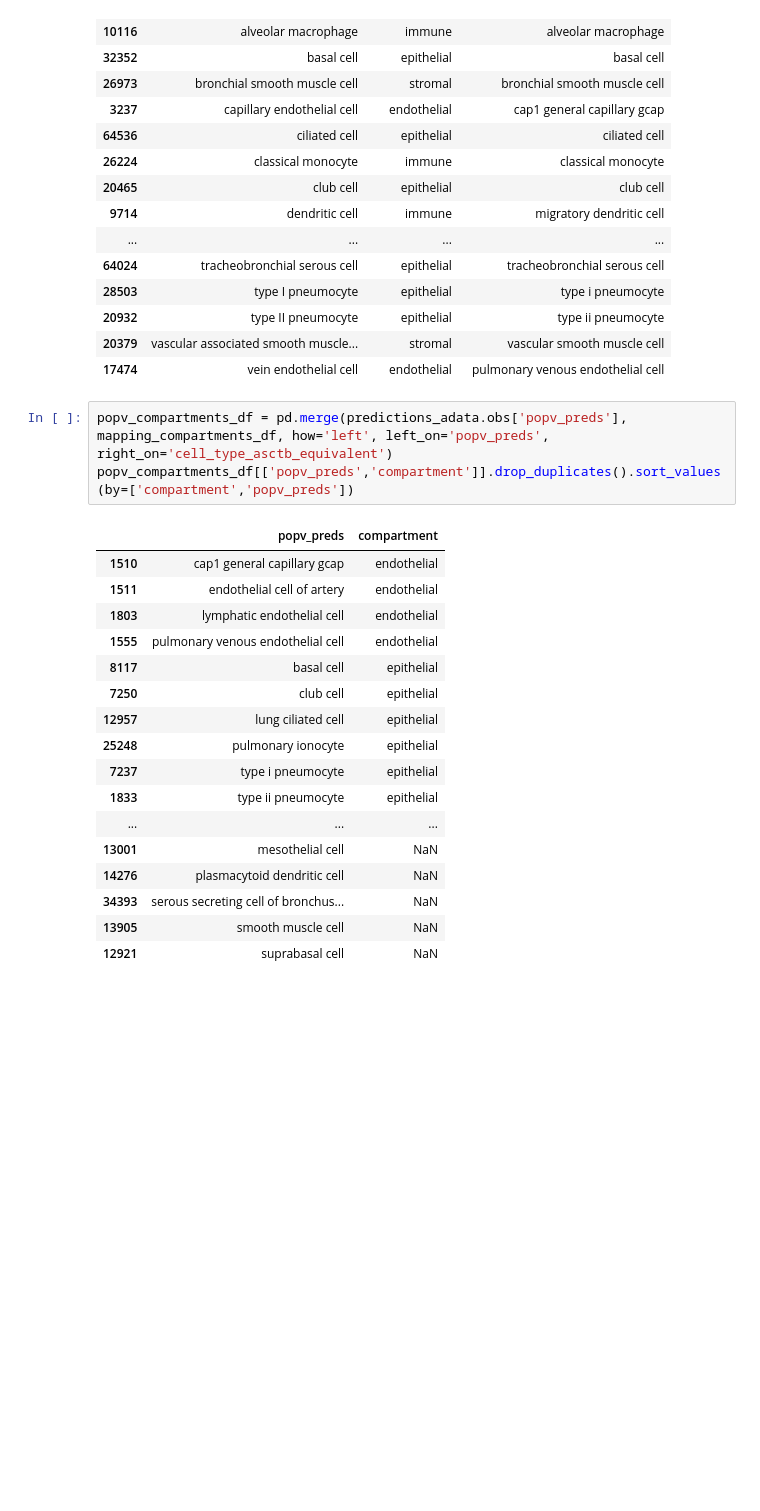
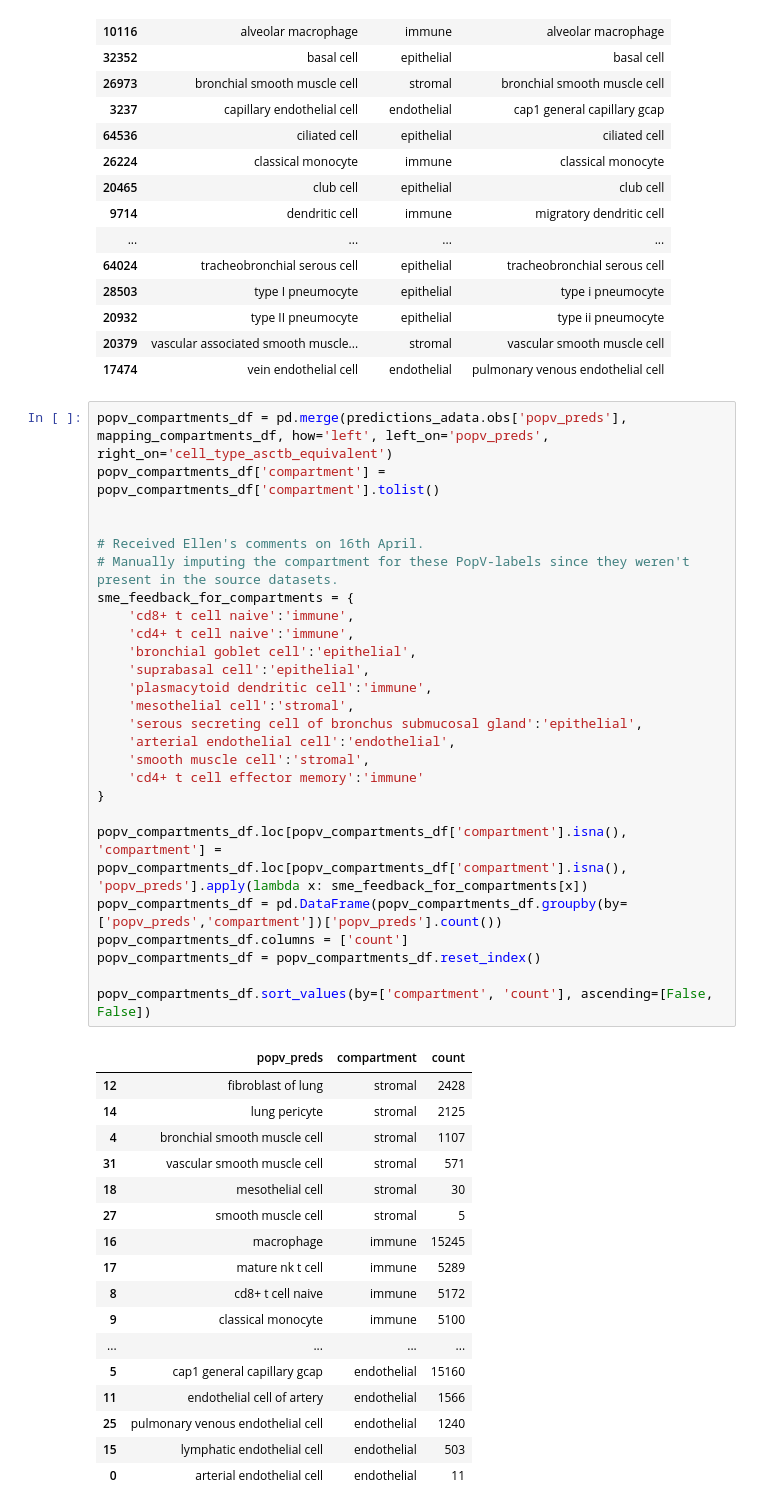
Before and after one commit to cns-iu/ct-ann-predictive-analytics, a Jupyter notebook: 5_Sankey_Plot_and_PopV_compartments.ipynb, the cells around one changed output. Saved outputs shown, nothing was run; the diff lists cells and outputs as text; blank space fills up the shorter version.

Commit message:
Created compartments visualization for PopV preds crosswalked

```diff
--- a/5_Sankey_Plot_and_PopV_compartments.ipynb
+++ b/5_Sankey_Plot_and_PopV_compartments.ipynb
@@ -290,24 +290,47 @@ mapping_compartments_df
 | 20932 | type II pneumocyte | epithelial | type ii pneumocyte |
 | 20379 | vascular associated smooth muscle... | stromal | vascular smooth muscle cell |
 | 17474 | vein endothelial cell | endothelial | pulmonary venous endothelial cell |
-# %%
-popv_compartments_df = pd.merge(predictions_adata.obs['popv_preds'], mapping_compartments_df, how='left', left_on='popv_preds', right_on='cell_type_asctb_equivalent')
-popv_compartments_df[['popv_preds','compartment']].drop_duplicates().sort_values(by=['compartment','popv_preds'])
-# %% [output]
-|  | popv_preds | compartment |
-| 1510 | cap1 general capillary gcap | endothelial |
-| 1511 | endothelial cell of artery | endothelial |
-| 1803 | lymphatic endothelial cell | endothelial |
-| 1555 | pulmonary venous endothelial cell | endothelial |
-| 8117 | basal cell | epithelial |
-| 7250 | club cell | epithelial |
-| 12957 | lung ciliated cell | epithelial |
-| 25248 | pulmonary ionocyte | epithelial |
-| 7237 | type i pneumocyte | epithelial |
-| 1833 | type ii pneumocyte | epithelial |
-| ... | ... | ... |
-| 13001 | mesothelial cell | NaN |
-| 14276 | plasmacytoid dendritic cell | NaN |
-| 34393 | serous secreting cell of bronchus... | NaN |
-| 13905 | smooth muscle cell | NaN |
-| 12921 | suprabasal cell | NaN |
+# %%
+popv_compartments_df = pd.merge(predictions_adata.obs['popv_preds'], mapping_compartments_df, how='left', left_on='popv_preds', right_on='cell_type_asctb_equivalent')
+popv_compartments_df['compartment'] = popv_compartments_df['compartment'].tolist()
+
+
+# Received Ellen's comments on 16th April.
+# Manually imputing the compartment for these PopV-labels since they weren't present in the source datasets.
+sme_feedback_for_compartments = {
+    'cd8+ t cell naive':'immune',
+    'cd4+ t cell naive':'immune',
+    'bronchial goblet cell':'epithelial',
+    'suprabasal cell':'epithelial',
+    'plasmacytoid dendritic cell':'immune',
+    'mesothelial cell':'stromal',
+    'serous secreting cell of bronchus submucosal gland':'epithelial',
+    'arterial endothelial cell':'endothelial',
+    'smooth muscle cell':'stromal',
+    'cd4+ t cell effector memory':'immune'
+}
+
+popv_compartments_df.loc[popv_compartments_df['compartment'].isna(), 'compartment'] = popv_compartments_df.loc[popv_compartments_df['compartment'].isna(), 'popv_preds'].apply(lambda x: sme_feedback_for_compartments[x])
+popv_compartments_df = pd.DataFrame(popv_compartments_df.groupby(by=['popv_preds','compartment'])['popv_preds'].count())
+popv_compartments_df.columns = ['count']
+popv_compartments_df = popv_compartments_df.reset_index()
+
+popv_compartments_df.sort_values(by=['compartment', 'count'], ascending=[False, False])
+# %% [output]
+|  | popv_preds | compartment | count |
+| 12 | fibroblast of lung | stromal | 2428 |
+| 14 | lung pericyte | stromal | 2125 |
+| 4 | bronchial smooth muscle cell | stromal | 1107 |
+| 31 | vascular smooth muscle cell | stromal | 571 |
+| 18 | mesothelial cell | stromal | 30 |
+| 27 | smooth muscle cell | stromal | 5 |
+| 16 | macrophage | immune | 15245 |
+| 17 | mature nk t cell | immune | 5289 |
+| 8 | cd8+ t cell naive | immune | 5172 |
+| 9 | classical monocyte | immune | 5100 |
+| ... | ... | ... | ... |
+| 5 | cap1 general capillary gcap | endothelial | 15160 |
+| 11 | endothelial cell of artery | endothelial | 1566 |
+| 25 | pulmonary venous endothelial cell | endothelial | 1240 |
+| 15 | lymphatic endothelial cell | endothelial | 503 |
+| 0 | arterial endothelial cell | endothelial | 11 |
```
Also changed, not shown: parts of 3 cells of this notebook, 2 other files.
